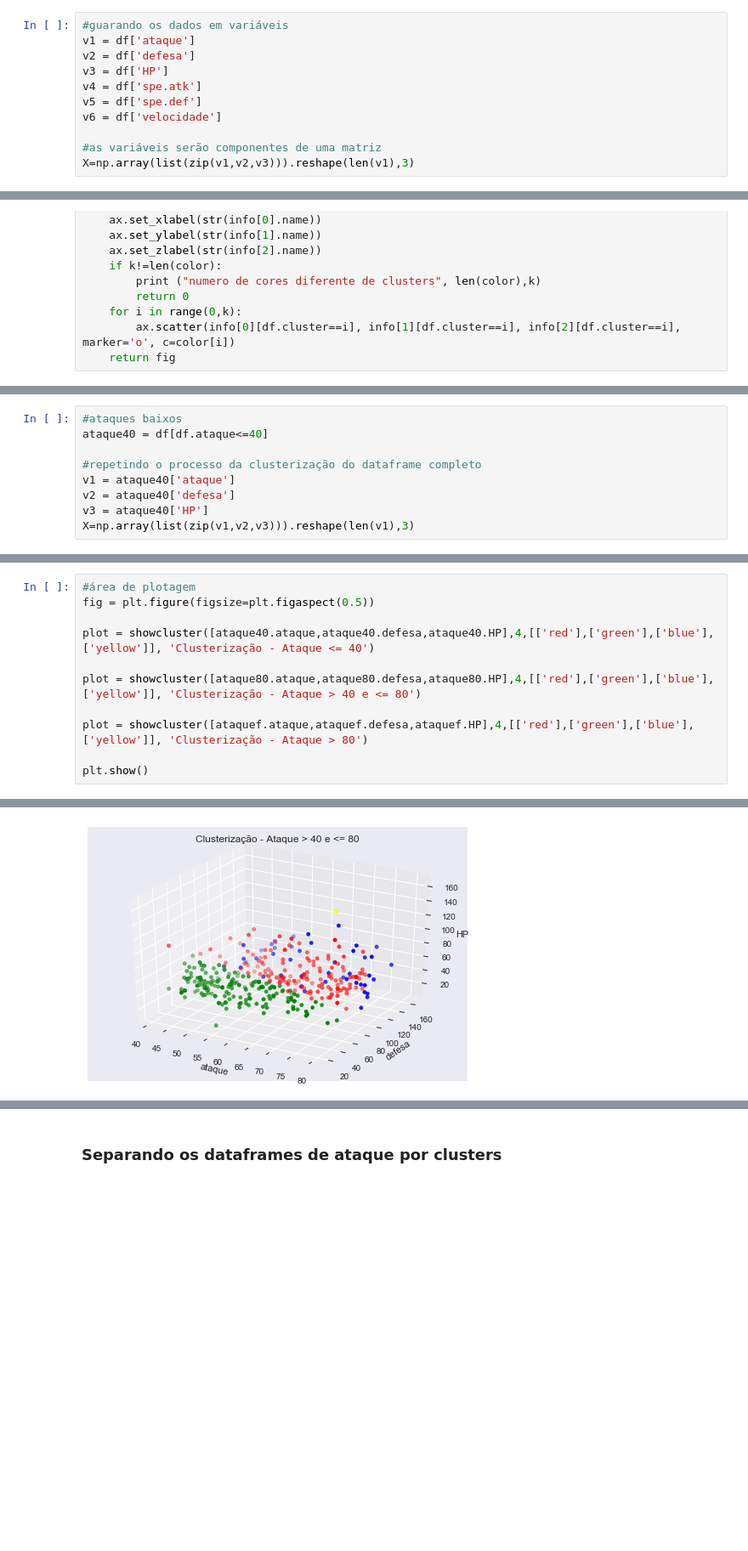
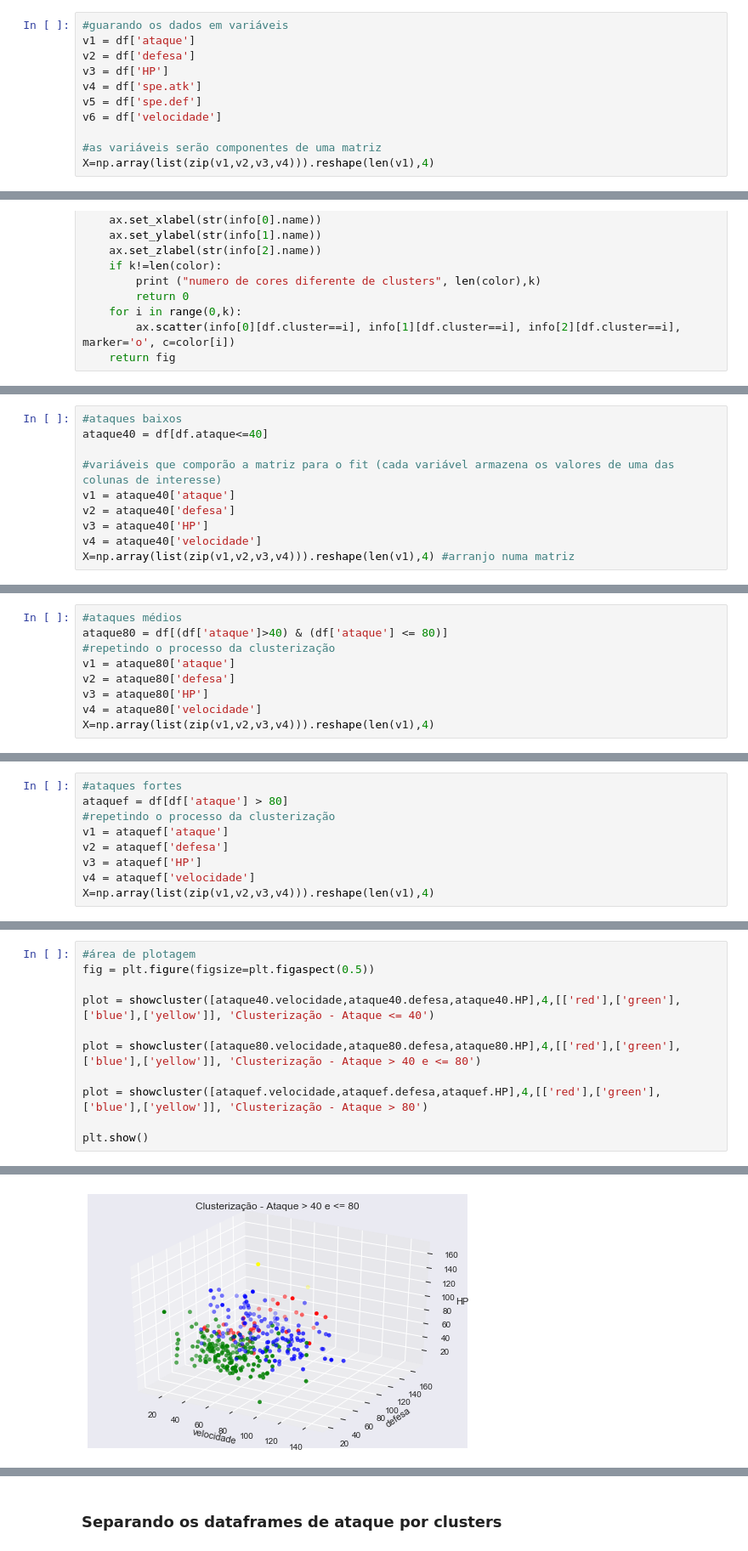
Before and after one commit to brunoartc/CD_3, a Jupyter notebook: Projeto3 - Clusterização de Pokemóns.ipynb, the cells around one changed output, grey strips where cells are left out. Shown at 85% size. Cells and saved outputs as stored; diff of their text form; blank space fills up the shorter version.

Commit message:
projeto refeito - 4 variáveis

```diff
--- a/Projeto3 - Clusterização de Pokemóns.ipynb
+++ b/Projeto3 - Clusterização de Pokemóns.ipynb
@@ -112,7 +112,7 @@ v5 = df['spe.def']
 v6 = df['velocidade']
 
 #as variáveis serão componentes de uma matriz
-X=np.array(list(zip(v1,v2,v3))).reshape(len(v1),3)
+X=np.array(list(zip(v1,v2,v3,v4))).reshape(len(v1),4)
 # %%
 #kmeans determina o k ideal
 distortions = []
@@ -224,0 +182,10 @@ Como delimitar uma váriavel como parâmetro para a análise das outras duas pod
+# %%
+#ataques baixos
+ataque40 = df[df.ataque<=40]
+
+#variáveis que comporão a matriz para o fit (cada variável armazena os valores de uma das colunas de interesse)
+v1 = ataque40['ataque']
+v2 = ataque40['defesa']
+v3 = ataque40['HP']
+v4 = ataque40['velocidade']
+X=np.array(list(zip(v1,v2,v3,v4))).reshape(len(v1),4) #arranjo numa matriz
@@ -224,0 +202,9 @@ Como delimitar uma váriavel como parâmetro para a análise das outras duas pod
+# %%
+#ataques médios
+ataque80 = df[(df['ataque']>40) & (df['ataque'] <= 80)]
+#repetindo o processo da clusterização
+v1 = ataque80['ataque']
+v2 = ataque80['defesa']
+v3 = ataque80['HP']
+v4 = ataque80['velocidade']
+X=np.array(list(zip(v1,v2,v3,v4))).reshape(len(v1),4)
@@ -225,12 +221,12 @@ Como delimitar uma váriavel como parâmetro para a análise das outras duas pod
 # %%
-#ataques baixos
-ataque40 = df[df.ataque<=40]
-
-#repetindo o processo da clusterização do dataframe completo
-v1 = ataque40['ataque']
-v2 = ataque40['defesa']
-v3 = ataque40['HP']
-X=np.array(list(zip(v1,v2,v3))).reshape(len(v1),3)
+#ataques fortes
+ataquef = df[df['ataque'] > 80]
+#repetindo o processo da clusterização
+v1 = ataquef['ataque']
+v2 = ataquef['defesa']
+v3 = ataquef['HP']
+v4 = ataquef['velocidade']
+X=np.array(list(zip(v1,v2,v3,v4))).reshape(len(v1),4)
 # %%
 kmeans = KMeans(n_clusters=4).fit(X)
 y_kmeans = kmeans.predict(X)
@@ -302,11 +241,11 @@ See the caveats in the documentation: http://pandas.pydata.org/pandas-docs/stabl
 #área de plotagem
 fig = plt.figure(figsize=plt.figaspect(0.5))
 
-plot = showcluster([ataque40.ataque,ataque40.defesa,ataque40.HP],4,[['red'],['green'],['blue'],['yellow']], 'Clusterização - Ataque <= 40')
+plot = showcluster([ataque40.velocidade,ataque40.defesa,ataque40.HP],4,[['red'],['green'],['blue'],['yellow']], 'Clusterização - Ataque <= 40')
 
-plot = showcluster([ataque80.ataque,ataque80.defesa,ataque80.HP],4,[['red'],['green'],['blue'],['yellow']], 'Clusterização - Ataque > 40 e <= 80')
+plot = showcluster([ataque80.velocidade,ataque80.defesa,ataque80.HP],4,[['red'],['green'],['blue'],['yellow']], 'Clusterização - Ataque > 40 e <= 80')
 
-plot = showcluster([ataquef.ataque,ataquef.defesa,ataquef.HP],4,[['red'],['green'],['blue'],['yellow']], 'Clusterização - Ataque > 80')
+plot = showcluster([ataquef.velocidade,ataquef.defesa,ataquef.HP],4,[['red'],['green'],['blue'],['yellow']], 'Clusterização - Ataque > 80')
 
 plt.show()
 # %% [output]
@@ -315 +254 @@ plt.show()
-[figure, old version]
+[figure, new version]
```
Also changed, not shown: parts of 58 cells of this notebook.
